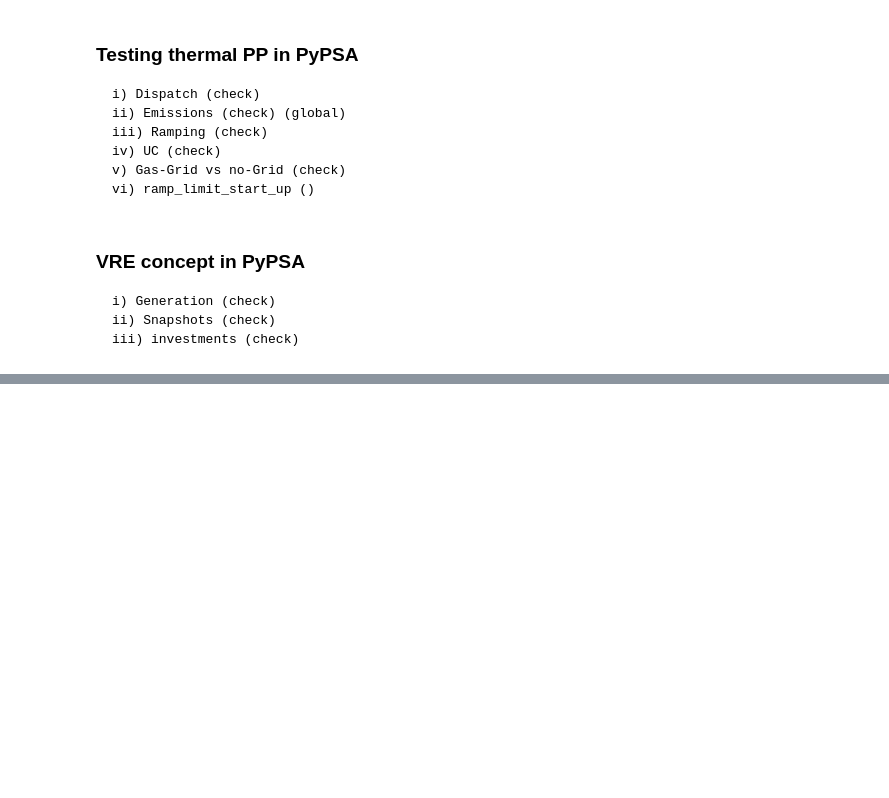
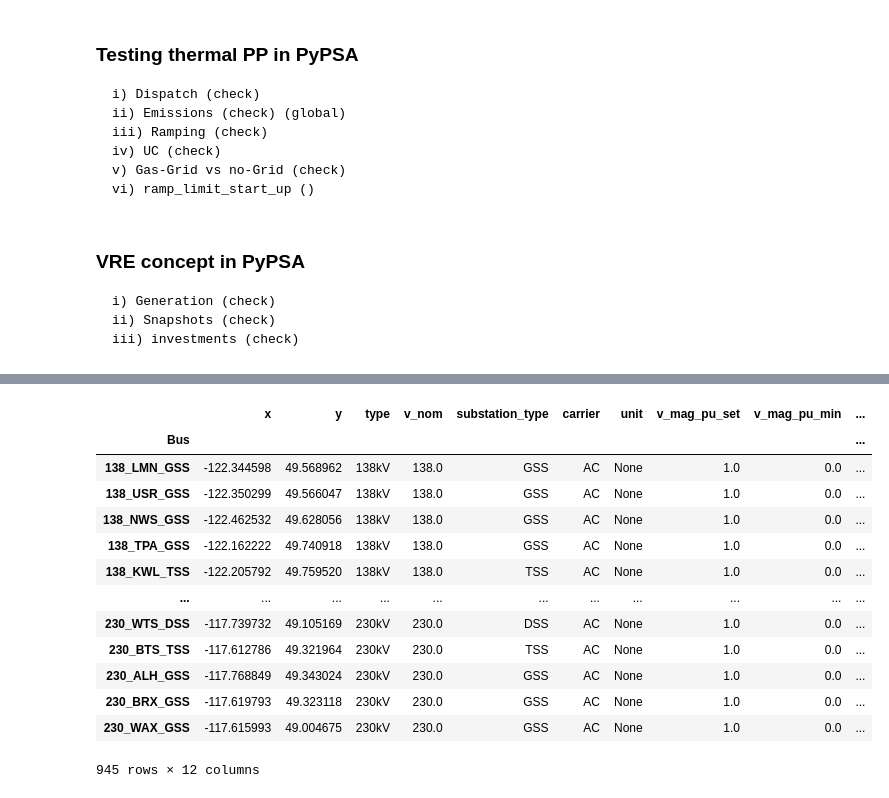
Before and after one commit to DeltaE/PyPSA_BC, a Jupyter notebook: notebooks/playground.ipynb, the cells around one changed output, grey strips where cells are left out. Cells and saved outputs as stored; diff of their text form; code cells hidden in the pictures; blank space fills up the shorter version.

Commit message:
Addition of network and hydro modules

```diff
--- a/notebooks/playground.ipynb
+++ b/notebooks/playground.ipynb
@@ -529,0 +511,8 @@ temp[temp.index == "BC_ALH_GSS"].iloc[0]['component_id']
+# %%
+network = pypsa.Network(override_component_attrs=utils.get_multi_link_override())
+path = r"/home/pmcwhannel/repos/PyPSA_BC/results/pypsa-network"
+hydro_ror_path = r"/home/pmcwhannel/repos/PyPSA_BC/results/pypsa-components/hydro_ror.pickle"
+hydro_res_path = r"/home/pmcwhannel/repos/PyPSA_BC/results/pypsa-components/hydro_reservoirs.pickle"
+network.import_from_csv_folder(path)
+ror_dict = utils.read_pickle(hydro_ror_path)
+res_dict = utils.read_pickle(hydro_res_path)
@@ -529,0 +522,19 @@ temp[temp.index == "BC_ALH_GSS"].iloc[0]['component_id']
+# %%
+network.set_snapshots(ror_dict['BC_ABN_GSS']['p_max_pu'].index)
+# %%
+network.buses
+# %% [output]
+|  | x | y | type | v_nom | substation_type | carrier | unit | v_mag_pu_set | v_mag_pu_min | ... |
+| Bus |  |  |  |  |  |  |  |  |  | ... |
+| 138_LMN_GSS | -122.344598 | 49.568962 | 138kV | 138.0 | GSS | AC | None | 1.0 | 0.0 | ... |
+| 138_USR_GSS | -122.350299 | 49.566047 | 138kV | 138.0 | GSS | AC | None | 1.0 | 0.0 | ... |
+| 138_NWS_GSS | -122.462532 | 49.628056 | 138kV | 138.0 | GSS | AC | None | 1.0 | 0.0 | ... |
+| 138_TPA_GSS | -122.162222 | 49.740918 | 138kV | 138.0 | GSS | AC | None | 1.0 | 0.0 | ... |
+| 138_KWL_TSS | -122.205792 | 49.759520 | 138kV | 138.0 | TSS | AC | None | 1.0 | 0.0 | ... |
+| ... | ... | ... | ... | ... | ... | ... | ... | ... | ... | ... |
+| 230_WTS_DSS | -117.739732 | 49.105169 | 230kV | 230.0 | DSS | AC | None | 1.0 | 0.0 | ... |
+| 230_BTS_TSS | -117.612786 | 49.321964 | 230kV | 230.0 | TSS | AC | None | 1.0 | 0.0 | ... |
+| 230_ALH_GSS | -117.768849 | 49.343024 | 230kV | 230.0 | GSS | AC | None | 1.0 | 0.0 | ... |
+| 230_BRX_GSS | -117.619793 | 49.323118 | 230kV | 230.0 | GSS | AC | None | 1.0 | 0.0 | ... |
+| 230_WAX_GSS | -117.615993 | 49.004675 | 230kV | 230.0 | GSS | AC | None | 1.0 | 0.0 | ... |
+945 rows × 12 columns
```
Also changed, not shown: parts of 27 cells of this notebook, 8 other files.
